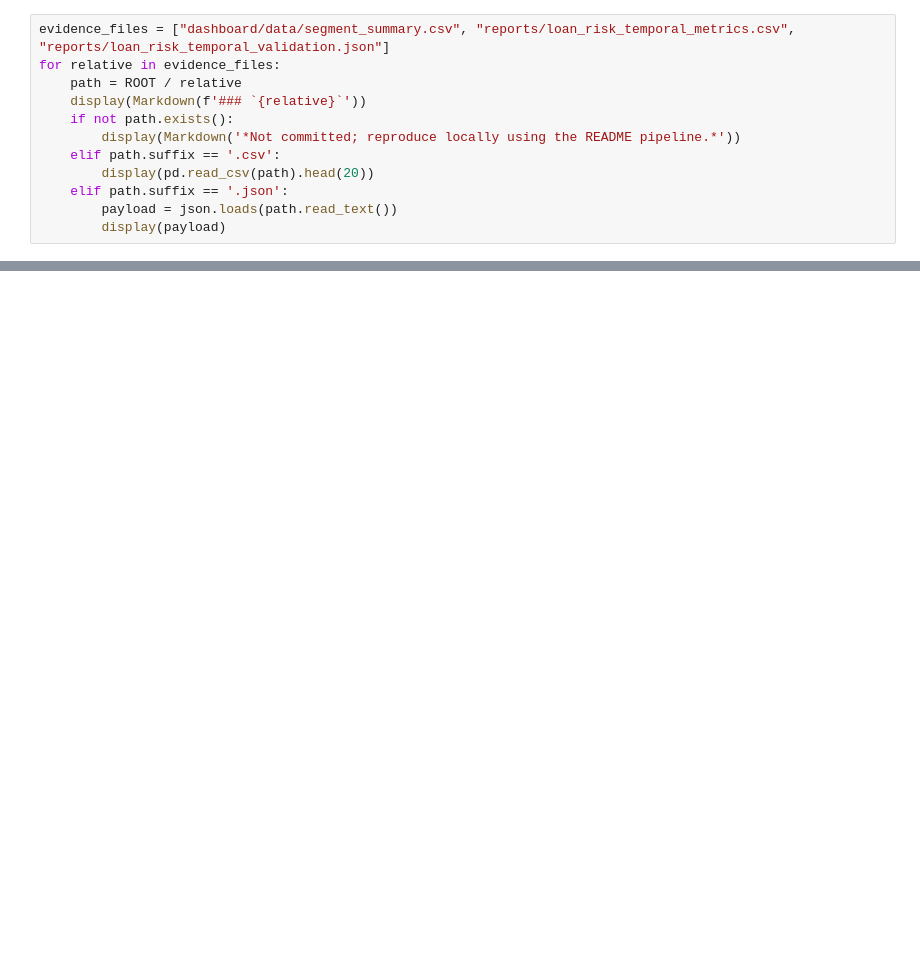
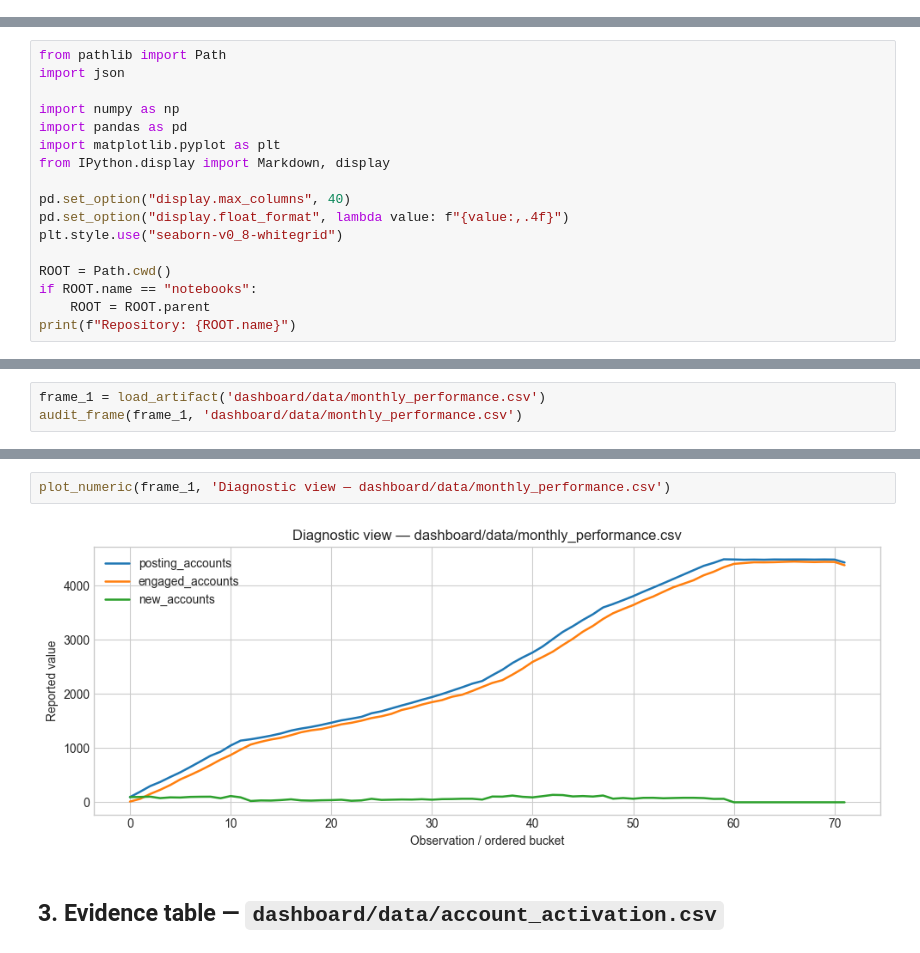
Before and after one commit to thvh2006/novapay-fintech-analytics, a Jupyter notebook: notebooks/01_research_walkthrough.ipynb, the cells around one changed output, grey strips where cells are left out. Saved outputs shown, nothing was run; the diff lists cells and outputs as text; blank space fills up the shorter version.

Commit message:
Upgrade research notebook evidence

```diff
--- a/notebooks/01_research_walkthrough.ipynb
+++ b/notebooks/01_research_walkthrough.ipynb
@@ -84,12 +0,0 @@ display(audit)
-# %%
-evidence_files = ["dashboard/data/segment_summary.csv", "reports/loan_risk_temporal_metrics.csv", "reports/loan_risk_temporal_validation.json"]
-for relative in evidence_files:
-    path = ROOT / relative
-    display(Markdown(f'### `{relative}`'))
-    if not path.exists():
-        display(Markdown('*Not committed; reproduce locally using the README pipeline.*'))
-    elif path.suffix == '.csv':
-        display(pd.read_csv(path).head(20))
-    elif path.suffix == '.json':
-        payload = json.loads(path.read_text())
-        display(payload)
@@ -135,0 +16,17 @@ The notebook distinguishes observed evidence from model output, simulated policy
+# %%
+from pathlib import Path
+import json
+
+import numpy as np
+import pandas as pd
+import matplotlib.pyplot as plt
+from IPython.display import Markdown, display
+
+pd.set_option("display.max_columns", 40)
+pd.set_option("display.float_format", lambda value: f"{value:,.4f}")
+plt.style.use("seaborn-v0_8-whitegrid")
+
+ROOT = Path.cwd()
+if ROOT.name == "notebooks":
+    ROOT = ROOT.parent
+print(f"Repository: {ROOT.name}")
@@ -135,0 +123,3 @@ The notebook distinguishes observed evidence from model output, simulated policy
+# %%
+frame_1 = load_artifact('dashboard/data/monthly_performance.csv')
+audit_frame(frame_1, 'dashboard/data/monthly_performance.csv')
@@ -135,0 +157,6 @@ The notebook distinguishes observed evidence from model output, simulated policy
+# %%
+plot_numeric(frame_1, 'Diagnostic view — dashboard/data/monthly_performance.csv')
+# %% [output]
+[figure, added]
+# %% [markdown]
+## 3. Evidence table — `dashboard/data/account_activation.csv`
```
Also changed, not shown: parts of 41 cells of this notebook, 1 other file.
